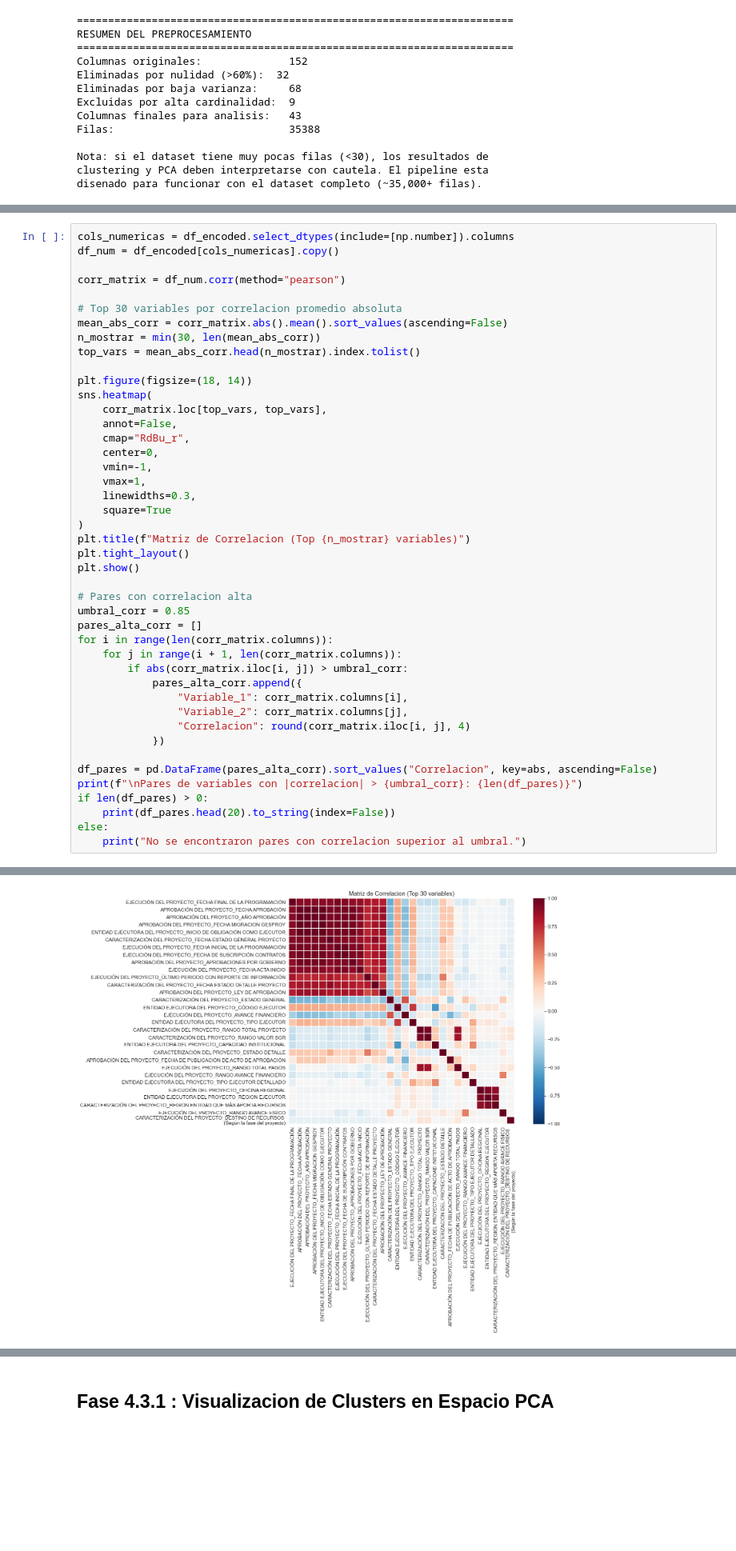
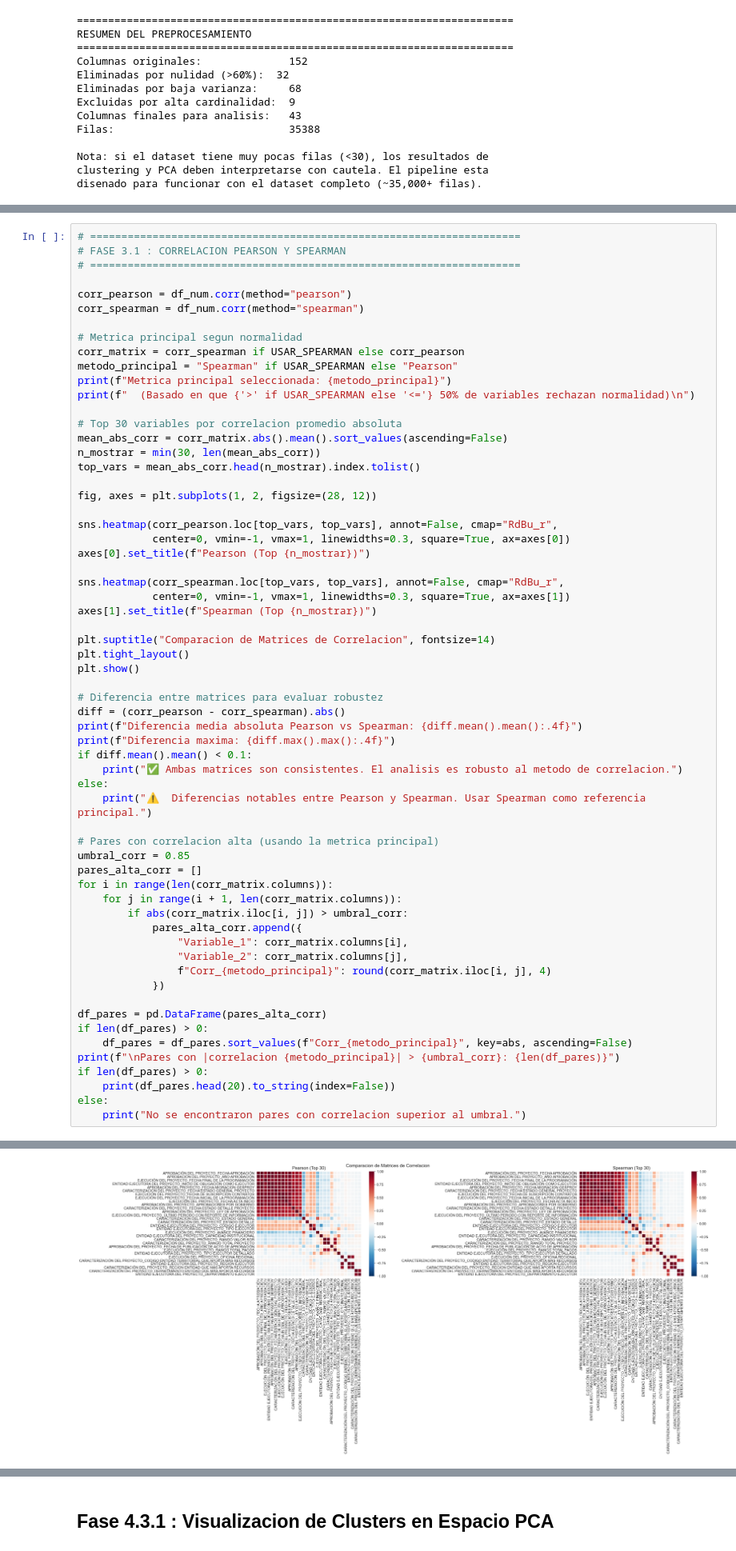
Before and after one commit to drambaut/Banco-de-ejecutores-del-SGR, a Jupyter notebook: notebooks/feature_selection/03_resultado_final.ipynb, the cells around one changed output, grey strips where cells are left out. Shown at 80% size. Saved outputs shown, nothing was run; the diff lists cells and outputs as text; blank space fills up the shorter version.

```diff
--- a/notebooks/feature_selection/03_resultado_final.ipynb
+++ b/notebooks/feature_selection/03_resultado_final.ipynb
@@ -724,30 +910,46 @@ reportan explicitamente como candidatos a eliminacion.
 # %%
-cols_numericas = df_encoded.select_dtypes(include=[np.number]).columns
-df_num = df_encoded[cols_numericas].copy()
+# =====================================================================
+# FASE 3.1 : CORRELACION PEARSON Y SPEARMAN
+# =====================================================================
 
-corr_matrix = df_num.corr(method="pearson")
+corr_pearson = df_num.corr(method="pearson")
+corr_spearman = df_num.corr(method="spearman")
+
+# Metrica principal segun normalidad
+corr_matrix = corr_spearman if USAR_SPEARMAN else corr_pearson
+metodo_principal = "Spearman" if USAR_SPEARMAN else "Pearson"
+print(f"Metrica principal seleccionada: {metodo_principal}")
+print(f"  (Basado en que {'>' if USAR_SPEARMAN else '<='} 50% de variables rechazan normalidad)\n")
 
 # Top 30 variables por correlacion promedio absoluta
 mean_abs_corr = corr_matrix.abs().mean().sort_values(ascending=False)
 n_mostrar = min(30, len(mean_abs_corr))
 top_vars = mean_abs_corr.head(n_mostrar).index.tolist()
 
-plt.figure(figsize=(18, 14))
-sns.heatmap(
-    corr_matrix.loc[top_vars, top_vars],
-    annot=False,
-    cmap="RdBu_r",
-    center=0,
-    vmin=-1,
-    vmax=1,
-    linewidths=0.3,
-    square=True
-)
-plt.title(f"Matriz de Correlacion (Top {n_mostrar} variables)")
+fig, axes = plt.subplots(1, 2, figsize=(28, 12))
+
+sns.heatmap(corr_pearson.loc[top_vars, top_vars], annot=False, cmap="RdBu_r",
+            center=0, vmin=-1, vmax=1, linewidths=0.3, square=True, ax=axes[0])
+axes[0].set_title(f"Pearson (Top {n_mostrar})")
+
+sns.heatmap(corr_spearman.loc[top_vars, top_vars], annot=False, cmap="RdBu_r",
+            center=0, vmin=-1, vmax=1, linewidths=0.3, square=True, ax=axes[1])
+axes[1].set_title(f"Spearman (Top {n_mostrar})")
+
+plt.suptitle("Comparacion de Matrices de Correlacion", fontsize=14)
 plt.tight_layout()
 plt.show()
 
-# Pares con correlacion alta
+# Diferencia entre matrices para evaluar robustez
+diff = (corr_pearson - corr_spearman).abs()
+print(f"Diferencia media absoluta Pearson vs Spearman: {diff.mean().mean():.4f}")
+print(f"Diferencia maxima: {diff.max().max():.4f}")
+if diff.mean().mean() < 0.1:
+    print("✅ Ambas matrices son consistentes. El analisis es robusto al metodo de correlacion.")
+else:
+    print("⚠️  Diferencias notables entre Pearson y Spearman. Usar Spearman como referencia principal.")
+
+# Pares con correlacion alta (usando la metrica principal)
 umbral_corr = 0.85
 pares_alta_corr = []
 for i in range(len(corr_matrix.columns)):
@@ -756,11 +958,13 @@ for i in range(len(corr_matrix.columns)):
             pares_alta_corr.append({
                 "Variable_1": corr_matrix.columns[i],
                 "Variable_2": corr_matrix.columns[j],
-                "Correlacion": round(corr_matrix.iloc[i, j], 4)
+                f"Corr_{metodo_principal}": round(corr_matrix.iloc[i, j], 4)
             })
 
-df_pares = pd.DataFrame(pares_alta_corr).sort_values("Correlacion", key=abs, ascending=False)
-print(f"\nPares de variables con |correlacion| > {umbral_corr}: {len(df_pares)}")
+df_pares = pd.DataFrame(pares_alta_corr)
+if len(df_pares) > 0:
+    df_pares = df_pares.sort_values(f"Corr_{metodo_principal}", key=abs, ascending=False)
+print(f"\nPares con |correlacion {metodo_principal}| > {umbral_corr}: {len(df_pares)}")
 if len(df_pares) > 0:
     print(df_pares.head(20).to_string(index=False))
 else:
@@ -769 +975 @@ else:
-[figure, old version]
+[figure, new version]
```
Also changed, not shown: parts of 26 cells of this notebook.
